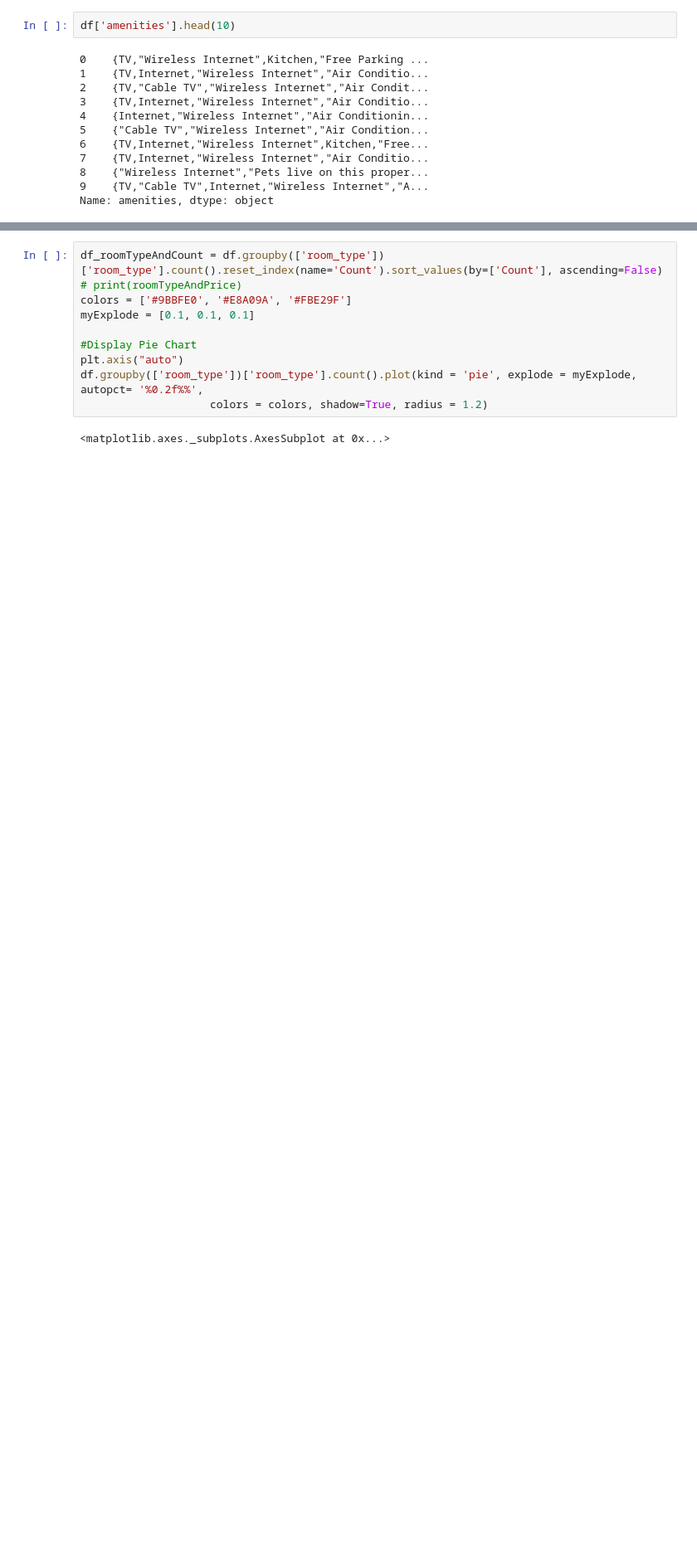
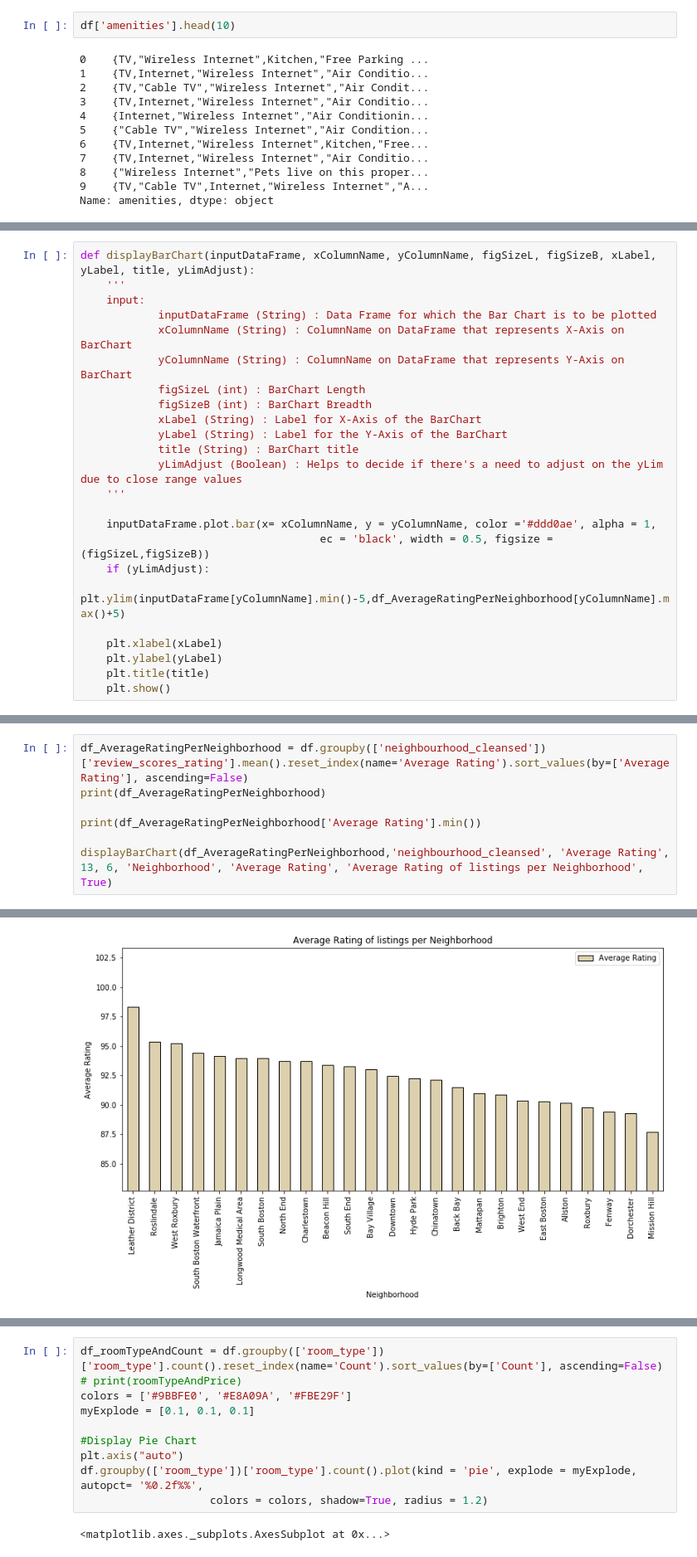
Before and after one commit to hthakkar1/Project-1-Boston-Airbnb-Analysis, a Jupyter notebook: BostonAirbnb.ipynb, the cells around one changed output, grey strips where cells are left out. Shown at 83% size. Saved outputs shown, nothing was run; the diff lists cells and outputs as text; blank space fills up the shorter version.

Commit message:
Added code changes as per review comment 6

```diff
--- a/BostonAirbnb.ipynb
+++ b/BostonAirbnb.ipynb
@@ -169,0 +144,24 @@ Name: amenities, dtype: object
+# %%
+def displayBarChart(inputDataFrame, xColumnName, yColumnName, figSizeL, figSizeB, xLabel, yLabel, title, yLimAdjust):
+    '''
+    input:
+            inputDataFrame (String) : Data Frame for which the Bar Chart is to be plotted
+            xColumnName (String) : ColumnName on DataFrame that represents X-Axis on BarChart
+            yColumnName (String) : ColumnName on DataFrame that represents Y-Axis on BarChart
+            figSizeL (int) : BarChart Length
+            figSizeB (int) : BarChart Breadth
+            xLabel (String) : Label for X-Axis of the BarChart
+            yLabel (String) : Label for the Y-Axis of the BarChart
+            title (String) : BarChart title
+            yLimAdjust (Boolean) : Helps to decide if there's a need to adjust on the yLim due to close range values
+    '''
+
+    inputDataFrame.plot.bar(x= xColumnName, y = yColumnName, color ='#ddd0ae', alpha = 1,
+                                     ec = 'black', width = 0.5, figsize = (figSizeL,figSizeB))
+    if (yLimAdjust):
+        plt.ylim(inputDataFrame[yColumnName].min()-5,df_AverageRatingPerNeighborhood[yColumnName].max()+5)
+
+    plt.xlabel(xLabel)
+    plt.ylabel(yLabel)
+    plt.title(title)
+    plt.show()
@@ -169,0 +216,8 @@ Name: amenities, dtype: object
+# %%
+df_AverageRatingPerNeighborhood = df.groupby(['neighbourhood_cleansed'])['review_scores_rating'].mean().reset_index(name='Average Rating').sort_values(by=['Average Rating'], ascending=False)
+print(df_AverageRatingPerNeighborhood)
+
+print(df_AverageRatingPerNeighborhood['Average Rating'].min())
+
+displayBarChart(df_AverageRatingPerNeighborhood,'neighbourhood_cleansed', 'Average Rating', 13, 6, 'Neighborhood', 'Average Rating', 'Average Rating of listings per Neighborhood', True)
+# %% [output]
@@ -169,0 +241 @@ Name: amenities, dtype: object
+[figure, added]
```
Also changed, not shown: parts of 47 cells of this notebook.
